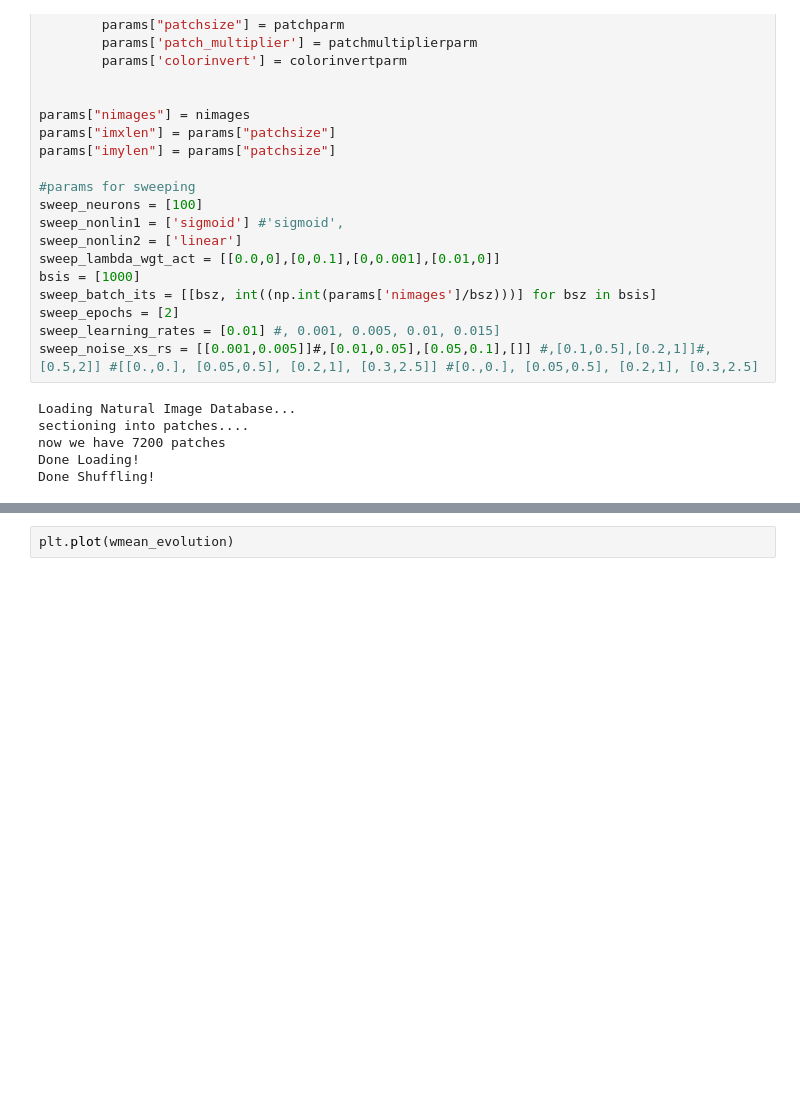
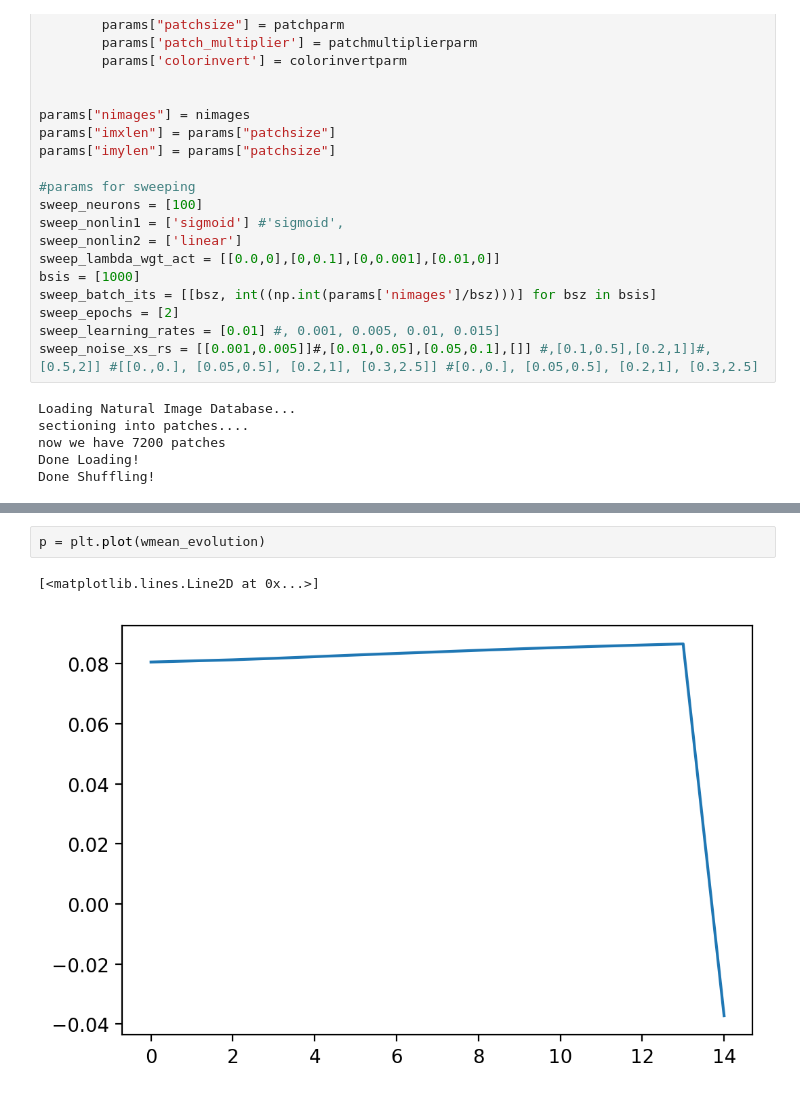
Before and after one commit to vdutell/NatVisAutoEncode, a Jupyter notebook: Image Autoencoder.ipynb, the cells around one changed output, grey strips where cells are left out. Saved outputs shown, nothing was run; the diff lists cells and outputs as text; blank space fills up the shorter version.

```diff
--- a/Image Autoencoder.ipynb
+++ b/Image Autoencoder.ipynb
@@ -467,4 +492,7 @@ plu.display_data_tiled(fw,final_acts[np.argsort(-final_acts)])
 # %%
-plt.plot(wmean_evolution)
+p = plt.plot(wmean_evolution)
+# %% [output]
+[<matplotlib.lines.Line2D at 0x...>]
+[figure, added]
 # %%
 onofflabel, onoff = plu.plotonoff(fw)
```
Also changed, not shown: parts of 9 cells of this notebook, 1 other file.
